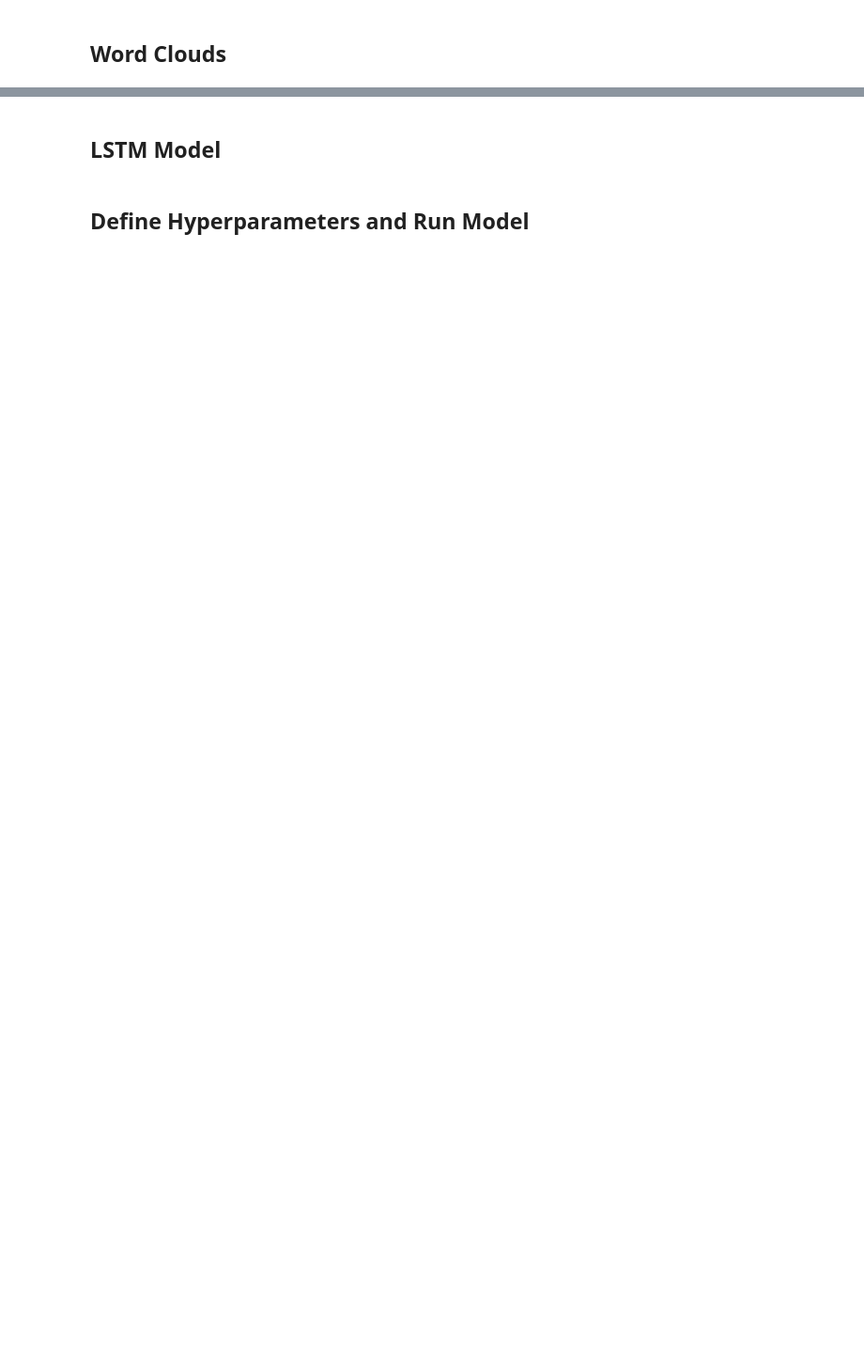
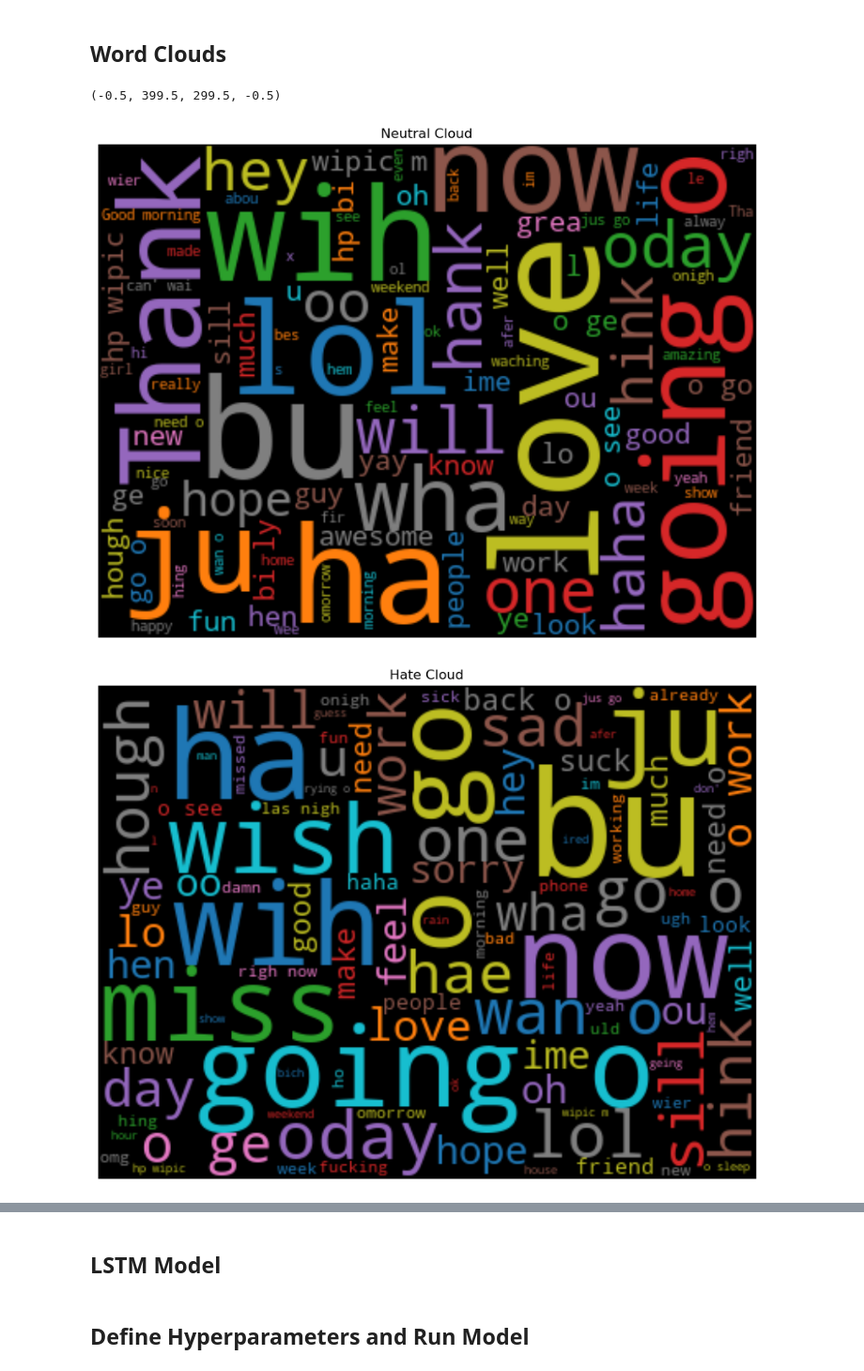
Before and after one commit to Gavriel94/LSTM, a Jupyter notebook: notebook.ipynb, the cells around one changed output, grey strips where cells are left out. Shown at 94% size. Saved outputs shown, nothing was run; the diff lists cells and outputs as text; code cells hidden in the pictures; blank space fills up the shorter version.

```diff
--- a/notebook.ipynb
+++ b/notebook.ipynb
@@ -14,14 +15,18 @@ from torch import nn
 from collections import Counter
 import torch.optim as optim
 import torch.nn.utils.rnn as rnn_utils
-import matplotlib.pyplot as plt
 import numpy as np
 import time
-import seaborn as sns
 from wordcloud import WordCloud
 import wandb
-
-sns.set()
+import preprocess
+from torchtext.data.utils import get_tokenizer
+from torchtext.vocab import Vocab
+import graphviz
+graphviz.set_jupyter_format('png')
+import json
+import display_details
+import matplotlib.pyplot as plt
 # %% [markdown]
 ## Data PreProcessing
 
@@ -112,18 +126,42 @@ processed_data.head()
 # %% [markdown]
 ## Word Clouds
 # %%
-neutral_words = ' '.join([word for word in processed_data['text'][processed_data['label'] == 0]])
+neutral_words = ' '.join([
+    word for word in processed_data['text'][processed_data['label'] == 0]
+    ])
 
-neutral_cloud = WordCloud(width=400, height=300, max_font_size=90, max_words=100).generate(neutral_words)
+neutral_cloud = WordCloud(background_color='black',
+                          colormap='tab10',
+                          contour_width=2,
+                          contour_color='white',
+                          width=400,
+                          height=300,
+                          max_font_size=90,
+                          max_words=100).generate(neutral_words)
+
 plt.figure(figsize=(12, 8))
-plt.imshow(neutral_cloud, interpolation='bilinear', cmap='plasma')
+plt.imshow(neutral_cloud, interpolation='bilinear')
 plt.title('Neutral Cloud')
 plt.axis('off')
 
-hate_words = ' '.join([word for word in processed_data['text'][processed_data['label'] == 1]])
+hate_words = ' '.join([
+    word for word in processed_data['text'][processed_data['label'] == 1]
+    ])
 
-hate_cloud = WordCloud(width=400, height=300, max_font_size=90, max_words=100).generate(hate_words)
+hate_cloud = WordCloud(background_color='black',
+                          colormap='tab10',
+                          contour_width=2,
+                          contour_color='white',
+                          width=400,
+                          height=300,
+                          max_font_size=90,
+                          max_words=100).generate(hate_words)
+
 plt.figure(figsize=(12, 8))
-plt.imshow(hate_cloud, interpolation='bilinear', cmap='plasma')
+plt.imshow(hate_cloud, interpolation='bilinear')
 plt.title('Hate Cloud')
 plt.axis('off')
+# %% [output]
+(-0.5, 399.5, 299.5, -0.5)
+[figure, added]
+[figure, added]
```
Also changed, not shown: parts of 30 cells of this notebook.
